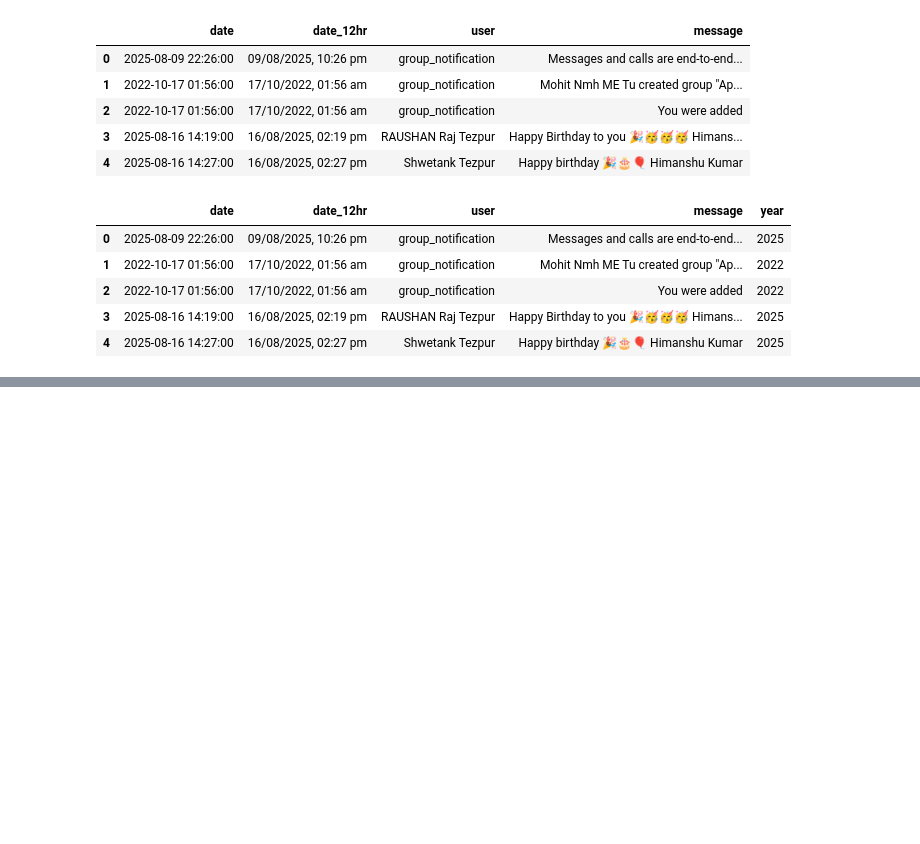
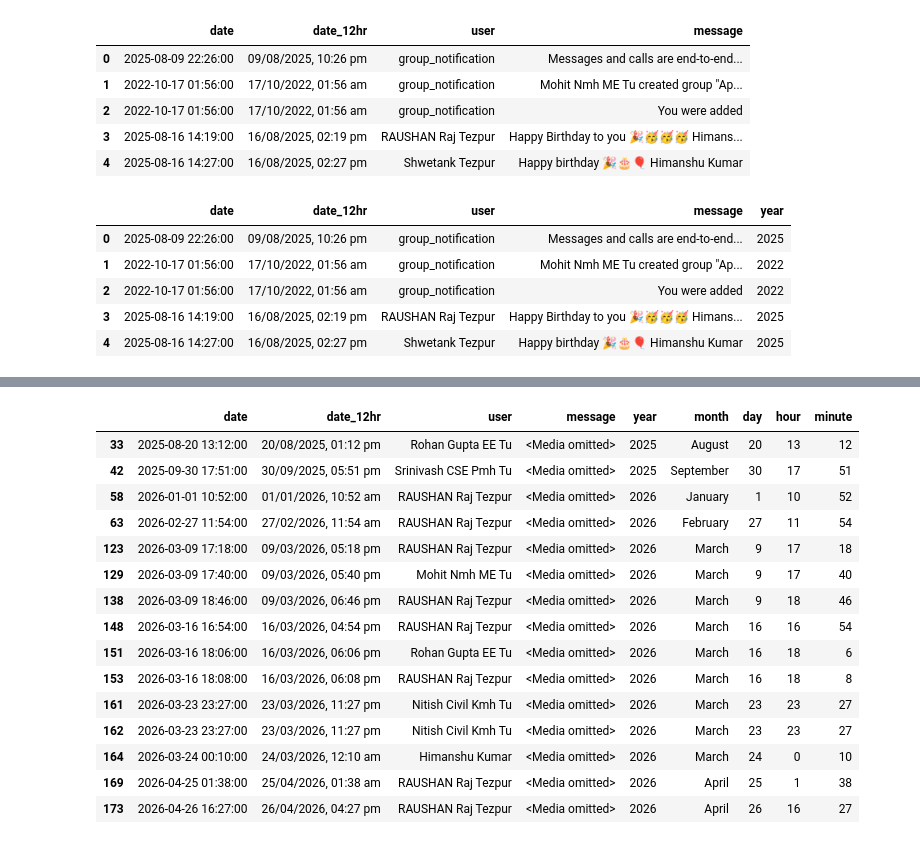
Before and after one commit to himanshugithub360/Whatapp-Chat-Analyzer, a Jupyter notebook: whatappchat.ipynb, the cells around one changed output, grey strips where cells are left out. Saved outputs shown, nothing was run; the diff lists cells and outputs as text; code cells hidden in the pictures; blank space fills up the shorter version.

```diff
--- a/whatappchat.ipynb
+++ b/whatappchat.ipynb
@@ -209,3 +211,22 @@ df.head()
 | 2 | 2022-10-17 01:56:00 | 17/10/2022, 01:56 am | group_notification | You were added | 2022 | October | 17 | 1 | 56 |
 | 3 | 2025-08-16 14:19:00 | 16/08/2025, 02:19 pm | RAUSHAN Raj Tezpur | Happy Birthday to you 🎉🥳🥳🥳 Himans... | 2025 | August | 16 | 14 | 19 |
 | 4 | 2025-08-16 14:27:00 | 16/08/2025, 02:27 pm | Shwetank Tezpur | Happy birthday 🎉🎂🎈 Himanshu Kumar | 2025 | August | 16 | 14 | 27 |
+# %%
+df[df['message'] == '<Media omitted>']
+# %% [output]
+|  | date | date_12hr | user | message | year | month | day | hour | minute |
+| 33 | 2025-08-20 13:12:00 | 20/08/2025, 01:12 pm | Rohan Gupta EE Tu | <Media omitted> | 2025 | August | 20 | 13 | 12 |
+| 42 | 2025-09-30 17:51:00 | 30/09/2025, 05:51 pm | Srinivash CSE Pmh Tu | <Media omitted> | 2025 | September | 30 | 17 | 51 |
+| 58 | 2026-01-01 10:52:00 | 01/01/2026, 10:52 am | RAUSHAN Raj Tezpur | <Media omitted> | 2026 | January | 1 | 10 | 52 |
+| 63 | 2026-02-27 11:54:00 | 27/02/2026, 11:54 am | RAUSHAN Raj Tezpur | <Media omitted> | 2026 | February | 27 | 11 | 54 |
+| 123 | 2026-03-09 17:18:00 | 09/03/2026, 05:18 pm | RAUSHAN Raj Tezpur | <Media omitted> | 2026 | March | 9 | 17 | 18 |
+| 129 | 2026-03-09 17:40:00 | 09/03/2026, 05:40 pm | Mohit Nmh ME Tu | <Media omitted> | 2026 | March | 9 | 17 | 40 |
+| 138 | 2026-03-09 18:46:00 | 09/03/2026, 06:46 pm | RAUSHAN Raj Tezpur | <Media omitted> | 2026 | March | 9 | 18 | 46 |
+| 148 | 2026-03-16 16:54:00 | 16/03/2026, 04:54 pm | RAUSHAN Raj Tezpur | <Media omitted> | 2026 | March | 16 | 16 | 54 |
+| 151 | 2026-03-16 18:06:00 | 16/03/2026, 06:06 pm | Rohan Gupta EE Tu | <Media omitted> | 2026 | March | 16 | 18 | 6 |
+| 153 | 2026-03-16 18:08:00 | 16/03/2026, 06:08 pm | RAUSHAN Raj Tezpur | <Media omitted> | 2026 | March | 16 | 18 | 8 |
+| 161 | 2026-03-23 23:27:00 | 23/03/2026, 11:27 pm | Nitish Civil Kmh Tu | <Media omitted> | 2026 | March | 23 | 23 | 27 |
+| 162 | 2026-03-23 23:27:00 | 23/03/2026, 11:27 pm | Nitish Civil Kmh Tu | <Media omitted> | 2026 | March | 23 | 23 | 27 |
+| 164 | 2026-03-24 00:10:00 | 24/03/2026, 12:10 am | Himanshu Kumar | <Media omitted> | 2026 | March | 24 | 0 | 10 |
+| 169 | 2026-04-25 01:38:00 | 25/04/2026, 01:38 am | RAUSHAN Raj Tezpur | <Media omitted> | 2026 | April | 25 | 1 | 38 |
+| 173 | 2026-04-26 16:27:00 | 26/04/2026, 04:27 pm | RAUSHAN Raj Tezpur | <Media omitted> | 2026 | April | 26 | 16 | 27 |
```
Also changed, not shown: parts of 1 cell of this notebook.
